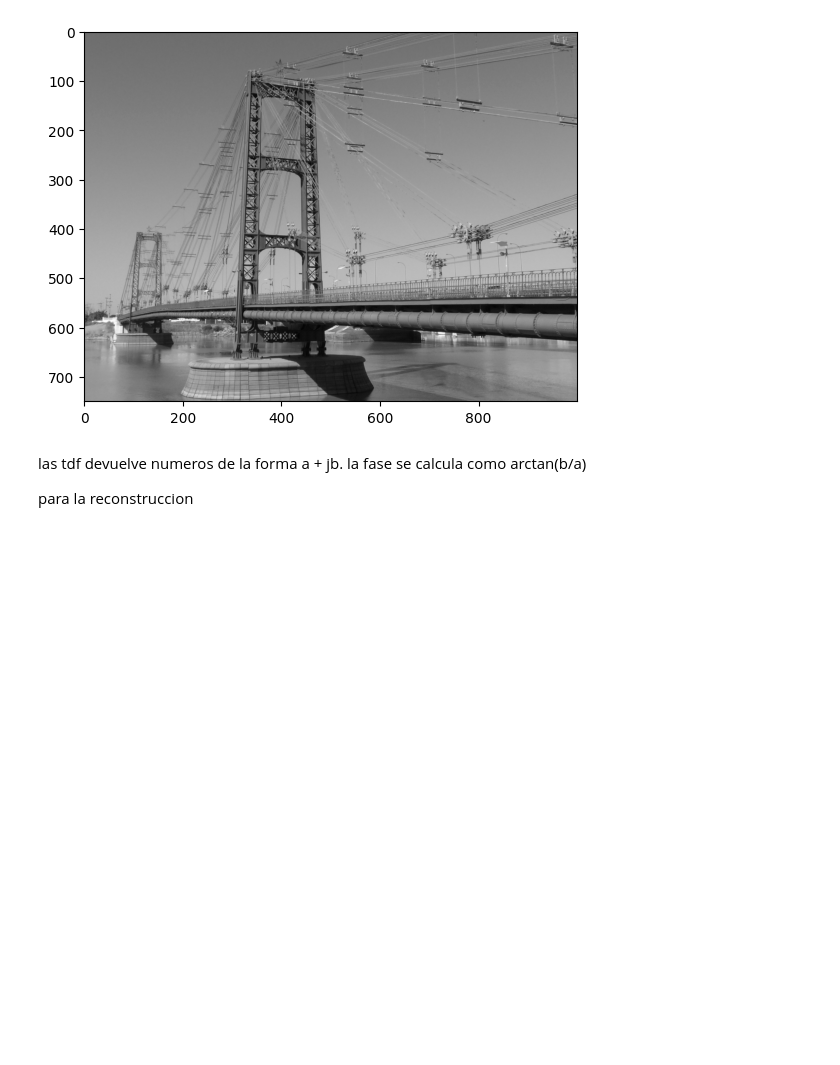
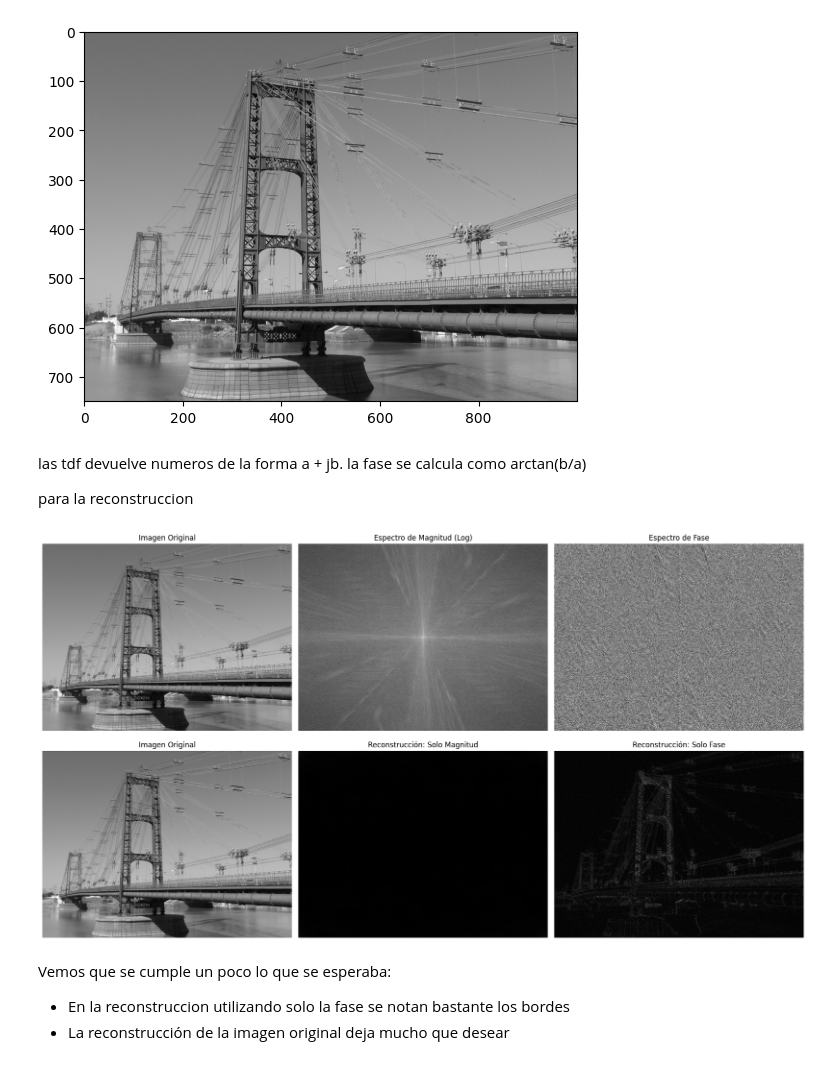
Before and after one commit to gggelme/procesamiento_de_imagenes, a Jupyter notebook: tp5/ejercicio_2.ipynb, the cells around one changed output. Saved outputs shown, nothing was run; the diff lists cells and outputs as text; code cells hidden in the pictures; blank space fills up the shorter version.

```diff
--- a/tp5/ejercicio_2.ipynb
+++ b/tp5/ejercicio_2.ipynb
@@ -60,40 +60,65 @@ para la reconstruccion
 # %%
 # hacemos la transformada y vemos que onda
 
 fft = np.fft.fft2(img) #son numeros complejos de la forma a + jb
 
 magnitude = np.abs(fft)
 fase = np.angle(fft) #me da angulos reales, pero lo necesito pasarlo a complejo
 
 
 
 #reconstruccion utilizando la magnitud
 
 img_only_mod = np.fft.ifft2(magnitude)
 img_only_fase = np.fft.ifft2(np.exp(1j*fase))
 
 
-plt.figure(figsize=(15,10))
+plt.figure(figsize=(18, 10))
 
-plt.subplot(2,2,1)
+# Imagen Original
+plt.subplot(2, 3, 1)
 plt.imshow(img, cmap='gray')
-plt.title("Imagen original")
-plt.axis("off")
+plt.title('Imagen Original')
+plt.axis('off')
 
-plt.subplot(2,2,2)
-plt.imshow(np.log(1 + ), cmap='gray')
-plt.title("Magnitud FFT (log)")
-plt.axis("off")
+# Magnitud (en escala logarítmica para ver algo)
+plt.subplot(2, 3, 2)
+plt.imshow(np.log(1 + np.fft.fftshift(magnitude)), cmap='gray')
+plt.title('Espectro de Magnitud (Log)')
+plt.axis('off')
 
-plt.subplot(2,2,3)
-plt.imshow(img_only_mag, cmap='gray')
-plt.title("Reconstrucción SOLO magnitud")
-plt.axis("off")
+# Fase
+plt.subplot(2, 3, 3)
+plt.imshow(np.fft.fftshift(fase), cmap='gray')
+plt.title('Espectro de Fase')
+plt.axis('off')
 
-plt.subplot(2,2,4)
-plt.imshow(img_only_phase, cmap='gray')
-plt.title("Reconstrucción SOLO fase")
-plt.axis("off")
+# Imagen Original
+plt.subplot(2, 3, 4)
+plt.imshow(img, cmap='gray')
+plt.title('Imagen Original')
+plt.axis('off')
+
+
+# Reconstrucción solo con magnitud
+# Usamos np.abs porque el resultado de ifft2 es complejo (aunque la parte imaginaria sea despreciable)
+plt.subplot(2, 3, 5)
+plt.imshow(np.abs(img_only_mod), cmap='gray')
+plt.title('Reconstrucción: Solo Magnitud')
+plt.axis('off')
+
+# Reconstrucción solo con fase
+plt.subplot(2, 3, 6)
+plt.imshow(np.abs(img_only_fase), cmap='gray')
+plt.title('Reconstrucción: Solo Fase')
+plt.axis('off')
 
 plt.tight_layout()
+plt.savefig('reconstruccion_fourier.png')
 plt.show()
+# %% [output]
+[figure, added]
+# %% [markdown]
+Vemos que se cumple un poco lo que se esperaba:
+- En la reconstruccion utilizando solo la fase se notan bastante los bordes
+- La reconstrucción de la imagen original deja mucho que desear
```
Also changed, not shown: 5 other files.
